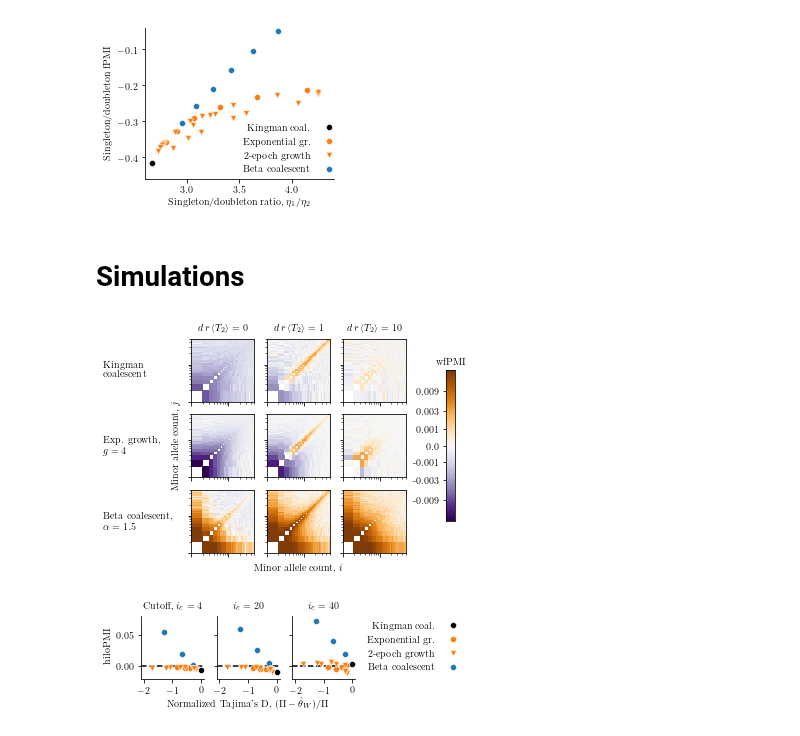
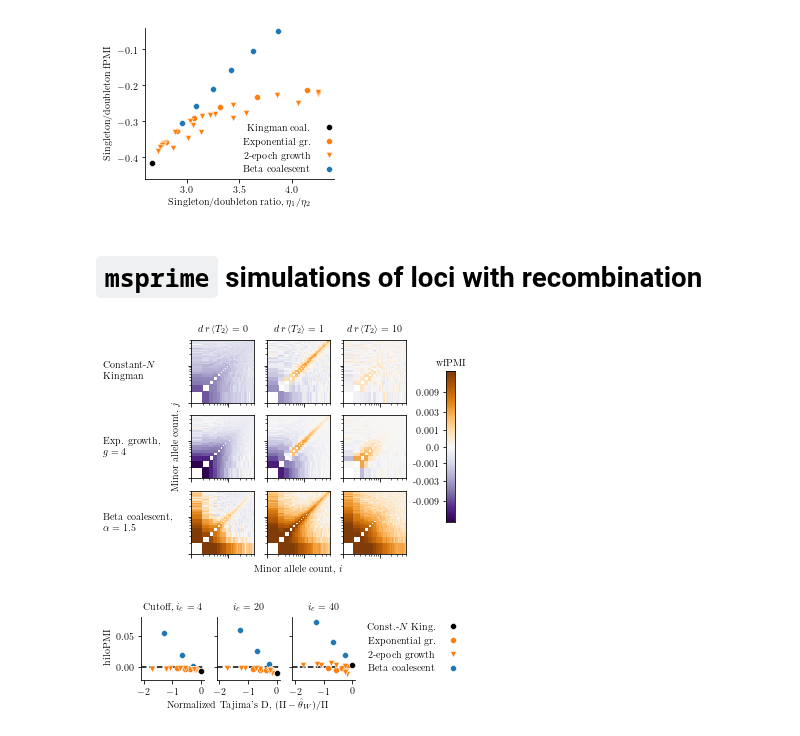
Before and after one commit to dp-rice/multiplemergers, a Jupyter notebook: notebooks/plot_figures.ipynb, the cells around one changed output. Cells and saved outputs as stored; diff of their text form; code cells hidden in the pictures.

```diff
--- a/notebooks/plot_figures.ipynb
+++ b/notebooks/plot_figures.ipynb
@@ -11,6 +11,7 @@ import coalescentmoments as c
 import helpers as h
 # %%
 def fold(n, X):
+    '''Fold a site frequency spectrum X with sample size n'''
     i_max = n//2
     k = np.arange(1, n-1)
     multiplicity = 1 + (k == n - k).astype(float)[:i_max]
@@ -24,6 +25,7 @@ def fold(n, X):
     return folded / divisor
 # %%
 def stats(n, mode, **params):
+    '''Calculate the folded SFS (eta) and folded 2-SFS (eta2) normalized by pairwise diversity'''
     if mode == "kingman":
         xi, xi2 = c.fu_moments(n)
     elif mode in ["exponential", "two-epoch"]:
@@ -43,12 +46,14 @@ def wpmi(eta, eta2, n):
     return ret
 # %%
 def lohi_cov(eta, eta2, cutoff=1):
+    '''Calculate the covariance between low- and high-frequency mutations separated by a cutoff minor allele count. (Related to lohipmi)'''
     lo = np.sum(eta[:cutoff])
     hi = np.sum(eta[cutoff:])
     lohi = np.sum(eta2[:cutoff, cutoff:])
     return lohi / (lo*hi) - 1
 # %%
 def lohi_pmi(eta, eta2, cutoff=1):
+    '''Calculate the PMI between low- and high-frequency mutations separated by a cutoff minor allele count'''
     return np.log2(lohi_cov(eta, eta2, cutoff=cutoff) + 1)
 # %%
 def wpmi_pcolor(ax, mac, wpmi, scale, vm, **kwargs):
@@ -330,8 +341,8 @@ ax.spines['top'].set_visible(False)
 fig.savefig('../manuscript/figures/singleton-doubleton.pdf')
 # %% [output]
 [figure]
-# %% [markdown]
-# Simulations
+# %% [markdown]
+# `msprime` simulations of loci with recombination
 # %%
 n_sim = 100
 mac_sim = np.arange(1, (n_sim+1)//2 + 1)
@@ -364,6 +376,8 @@ data_kingman = h.import_msprime_corr(file_list_kingman, n_sim)
 data_beta = h.import_msprime_corr(file_list_beta, n_sim)
 data_exp = h.import_msprime_corr(file_list_exp, n_sim)
 # %%
+# Plot wfPMI heatmaps with recombination
+
 scale_sim = 0.001
 vm_sim = 4
 
@@ -425,13 +439,13 @@ ax = fig.add_axes([0.94, panel_bottom+panel_height/2, 0.025, 2*(panel_height+pan
 wpmi_colorbar(ax, scale_sim, vm_sim, cmap=cmap)
 ax.set_title('wfPMI')
 
-fig.text(x_text, panel_bottom + (2.5*panel_size) + 2*panel_buffer, "Kingman\ncoalescent", va='center')
+fig.text(x_text, panel_bottom + (2.5*panel_size) + 2*panel_buffer, "Constant-$N$\nKingman", va='center')
 fig.text(x_text, panel_bottom + (1.5*panel_size) + panel_buffer, "Exp. growth,\n$g=4$", va='center')
 fig.text(x_text, panel_bottom + panel_size/2, "Beta coalescent,\n"+r"$\alpha=1.5$", va='center')
 
-fig.savefig('../manuscript/figures/wfpmi_with_recombination.pdf')#, bbox_inches="tight")
+fig.savefig('../manuscript/figures/wfpmi_with_recombination.pdf')
 # %% [output]
-[figure, old version]
+[figure, new version]
 # %%
 def plot_lohi_vs_td(axes, r_list, file_list, cutoff_list, n_samples, **kwargs):
     pi, sfs, jsfs, pi_corr, lolo_corr, lohi_corr, hihi_corr = h.import_msprime_corr(file_list, n_samples)
@@ -440,7 +455,7 @@ def plot_lohi_vs_td(axes, r_list, file_list, cutoff_list, n_samples, **kwargs):
     for i_cutoff, cutoff in enumerate(cutoffs):
         axes[i_cutoff].plot(td, lohi_corr[i_r][cutoff-1], **kwargs)
 # %%
-#fig = plt.figure(figsize=(8,2))
+# Plot lohiPMI at different cutoffs for rdT_2 ~ 1
 
 xscale = 1.5
 yscale = 0.5
@@ -487,32 +502,32 @@ for i_ax, ax in enumerate(axes):
     ax.set_xticks([-2,-1,0])
     ax.hlines(0, xlims[0], xlims[1], linestyle='dashed', color='k')
     ax.set_xlim(xlims)
     ax.set_ylim([-0.02,0.08])
     if i_ax == 0:
         ax.set_title('Cutoff, $i_c = {}$'.format(cutoffs[i_ax]))
     else:
         ax.set_title('$i_c = {}$'.format(cutoffs[i_ax]))
     if i_ax == 0:
         ax.set_ylabel('hiloPMI')
     else:
         ax.set_yticklabels([])
     ax.spines['right'].set_visible(False)
     ax.spines['top'].set_visible(False)
 axes[1].set_xlabel(r"Normalized Tajima's D, $(\Pi - \hat{\theta}_W) / \Pi$")
 
 legend_axes = fig.add_axes([x_panel+ 3*panel_width + 2.25*panel_xbuffer, panel_bottom, panel_width, panel_height])
-legend_axes.plot([],[], 'ok', label='Kingman coal.', ms=ms, mec='w', mew=mew)
+legend_axes.plot([],[], 'ok', label='Const.-$N$ King.', ms=ms, mec='w', mew=mew)
 legend_axes.plot([],[], 'C1o', label='Exponential gr.', ms=ms, mec='w', mew=mew)
 legend_axes.plot([],[], 'C1v', label='2-epoch growth', ms=ms, mec='w', mew=mew)
 legend_axes.plot([],[], 'C0o', label='Beta coalescent', ms=ms, mec='w', mew=mew)
 legend_axes.legend(loc='center left', frameon=False, markerfirst=False)
 legend_axes.set_xticks([])
 legend_axes.set_yticks([])
 legend_axes.spines['right'].set_visible(False)
 legend_axes.spines['top'].set_visible(False)
 legend_axes.spines['left'].set_visible(False)
 legend_axes.spines['bottom'].set_visible(False)
 
 fig.savefig('../manuscript/figures/hilopmi_vs_tajimasD_recombination.pdf')
 # %% [output]
-[figure, old version]
+[figure, new version]
```
Also changed, not shown: parts of 22 cells of this notebook, 6 other files.
